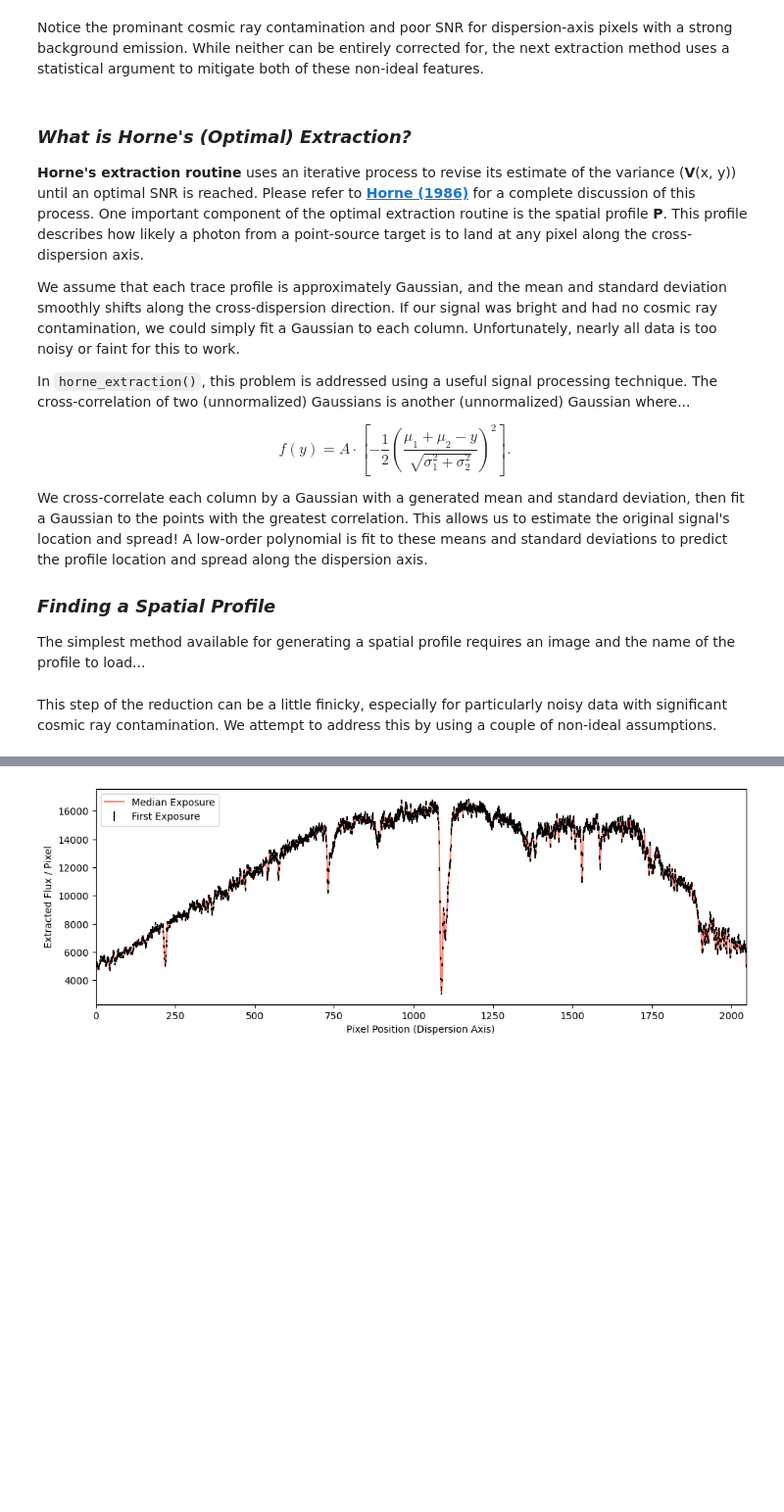
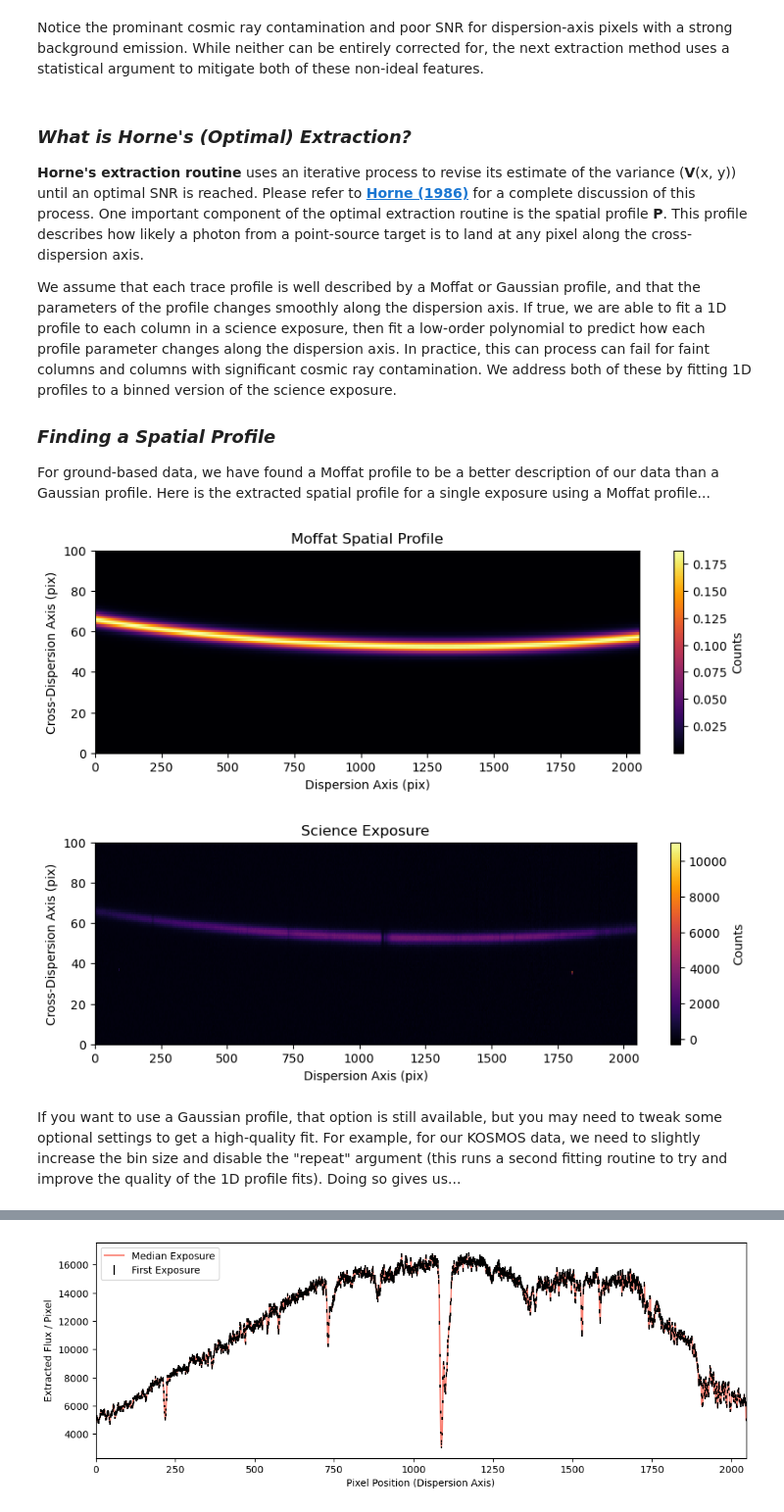
Before and after one commit to Autumn10677/specsuite, a Jupyter notebook: docs/flux_extraction.ipynb, the cells around one changed output, grey strips where cells are left out. Shown at 98% size. Cells and saved outputs as stored; diff of their text form; code cells hidden in the pictures; blank space fills up the shorter version.

````diff
--- a/docs/flux_extraction.ipynb
+++ b/docs/flux_extraction.ipynb
@@ -82,22 +84,20 @@ Notice the prominant cosmic ray contamination and poor SNR for dispersion-axis p
 ### _What is Horne's (Optimal) Extraction?_
 **Horne's extraction routine** uses an iterative process to revise its estimate of the variance (**V**(x, y)) until an optimal SNR is reached. Please refer to **[Horne (1986)](https://articles.adsabs.harvard.edu/pdf/1986PASP...98..609H)** for a complete discussion of this process. One important component of the optimal extraction routine is the spatial profile **P**. This profile describes how likely a photon from a point-source target is to land at any pixel along the cross-dispersion axis.
 
-We assume that each trace profile is approximately Gaussian, and the mean and standard deviation smoothly shifts along the cross-dispersion direction. If our signal was bright and had no cosmic ray contamination, we could simply fit a Gaussian to each column. Unfortunately, nearly all data is too noisy or faint for this to work.
-
-In ```horne_extraction()```, this problem is addressed using a useful signal processing technique. The cross-correlation of two (unnormalized) Gaussians is another (unnormalized) Gaussian where...
-
-\begin{equation*}
-f(y) = A \cdot \left[-\frac{1}{2} \left( \frac{\mu_1 + \mu_2 - y}{\sqrt{\sigma_1^2 + \sigma_2^2}} \right)^2 \right].
-\end{equation*}
-
-We cross-correlate each column by a Gaussian with a generated mean and standard deviation, then fit a Gaussian to the points with the greatest correlation. This allows us to estimate the original signal's location and spread! A low-order polynomial is fit to these means and standard deviations to predict the profile location and spread along the dispersion axis.
+We assume that each trace profile is well described by a Moffat or Gaussian profile, and that the parameters of the profile changes smoothly along the dispersion axis. If true, we are able to fit a 1D profile to each column in a science exposure, then fit a low-order polynomial to predict how each profile parameter changes along the dispersion axis. In practice, this can process can fail for faint columns and columns with significant cosmic ray contamination. We address both of these by fitting 1D profiles to a binned version of the science exposure.
 
 ### _Finding a Spatial Profile_
-The simplest method available for generating a spatial profile requires an image and the name of the profile to load...
+For ground-based data, we have found a Moffat profile to be a better description of our data than a Gaussian profile. Here is the extracted spatial profile for a single exposure using a Moffat profile...
 # %%
-P = ss.generate_spatial_profile(
+P_moffat = ss.generate_spatial_profile(
     image = science[0],
     profile="moffat",
 )
+
+ss.plot_image(P_moffat, title = "Moffat Spatial Profile")
+ss.plot_image(science[0], title = "Science Exposure")
+# %% [output]
+[figure, added]
+[figure, added]
 # %% [markdown]
-This step of the reduction can be a little finicky, especially for particularly noisy data with significant cosmic ray contamination. We attempt to address this by using a couple of non-ideal assumptions.
+If you want to use a Gaussian profile, that option is still available, but you may need to tweak some optional settings to get a high-quality fit. For example, for our KOSMOS data, we need to slightly increase the bin size and disable the "repeat" argument (this runs a second fitting routine to try and improve the quality of the 1D profile fits). Doing so gives us...
````
Also changed, not shown: parts of 13 cells of this notebook, 8 other files.
